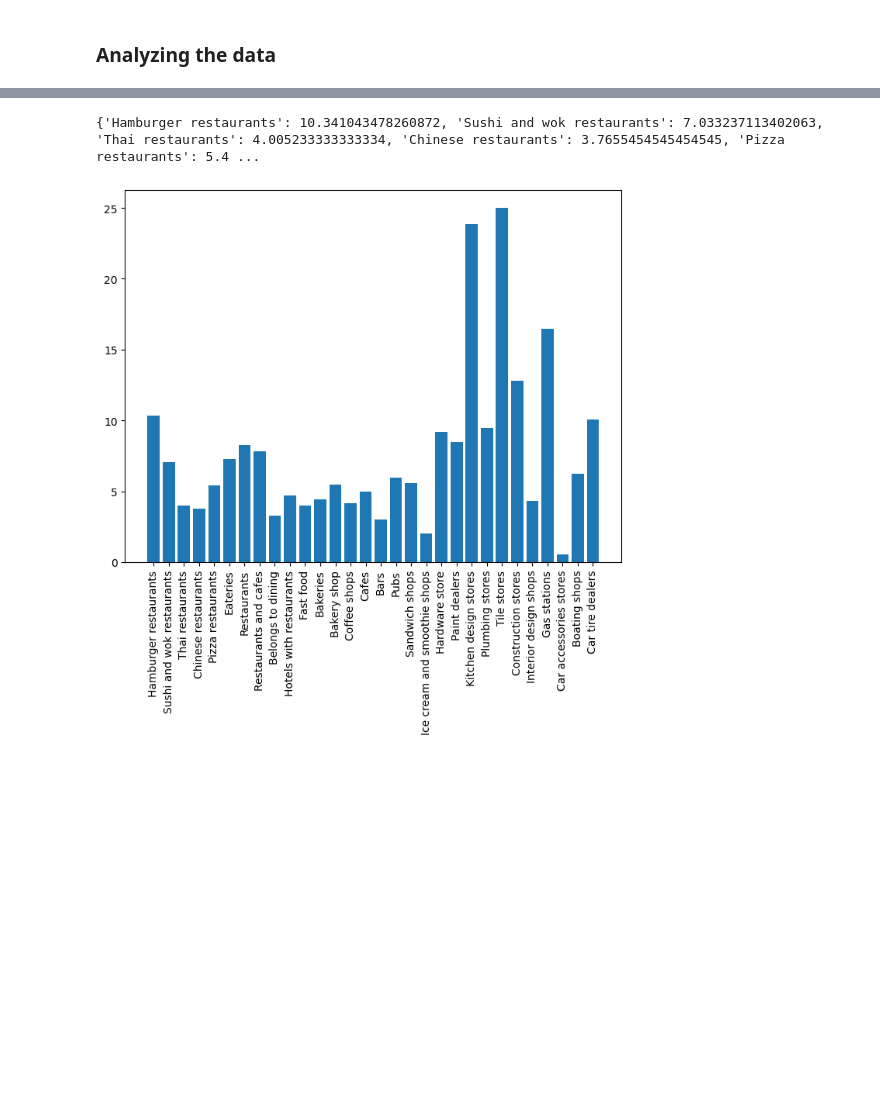
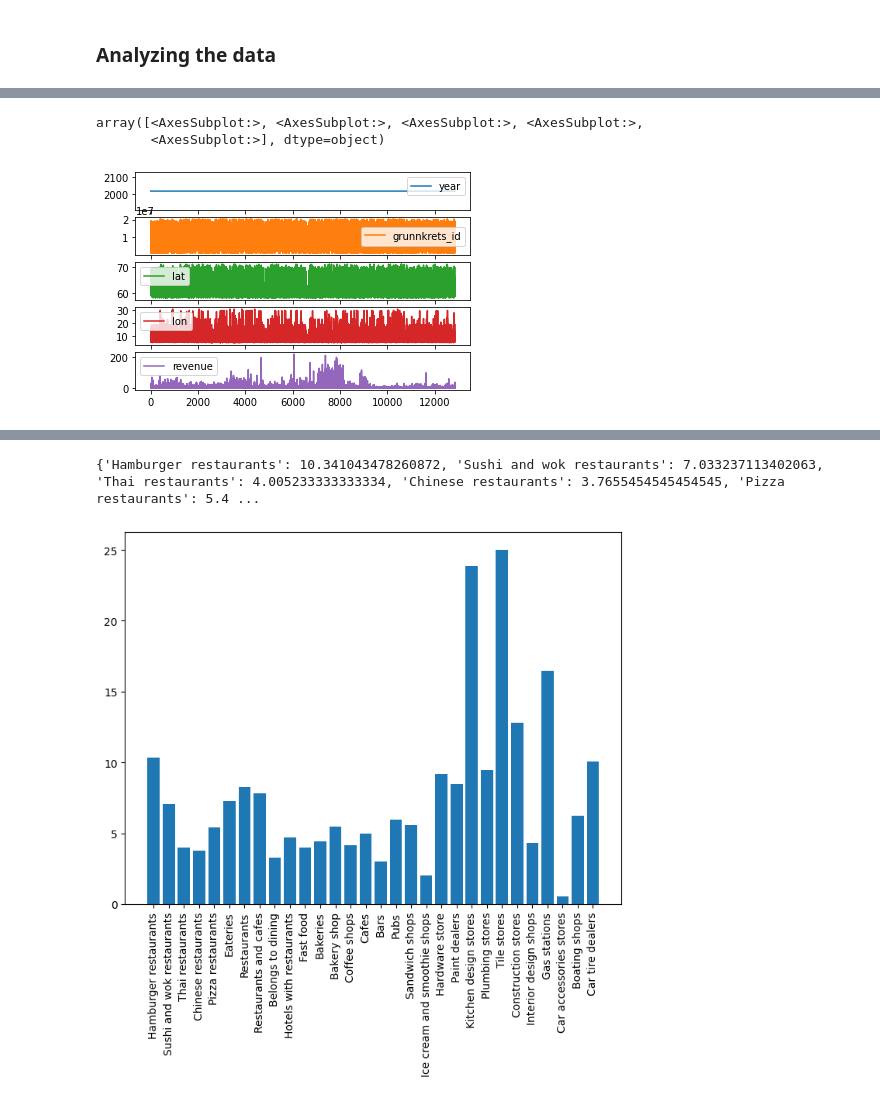
Before and after one commit to aashiltf/project_ml, a Jupyter notebook: code.ipynb, the cells around one changed output, grey strips where cells are left out. Cells and saved outputs as stored; diff of their text form; code cells hidden in the pictures; blank space fills up the shorter version.

```diff
--- a/code.ipynb
+++ b/code.ipynb
@@ -8,0 +101,6 @@ stores_train = pd.read_csv('data/stores_train.csv')
+# %%
+stores_train.plot.line(subplots=True)
+# %% [output]
+array([<AxesSubplot:>, <AxesSubplot:>, <AxesSubplot:>, <AxesSubplot:>,
+       <AxesSubplot:>], dtype=object)
+[figure, added]
```
Also changed, not shown: parts of 9 cells of this notebook.
